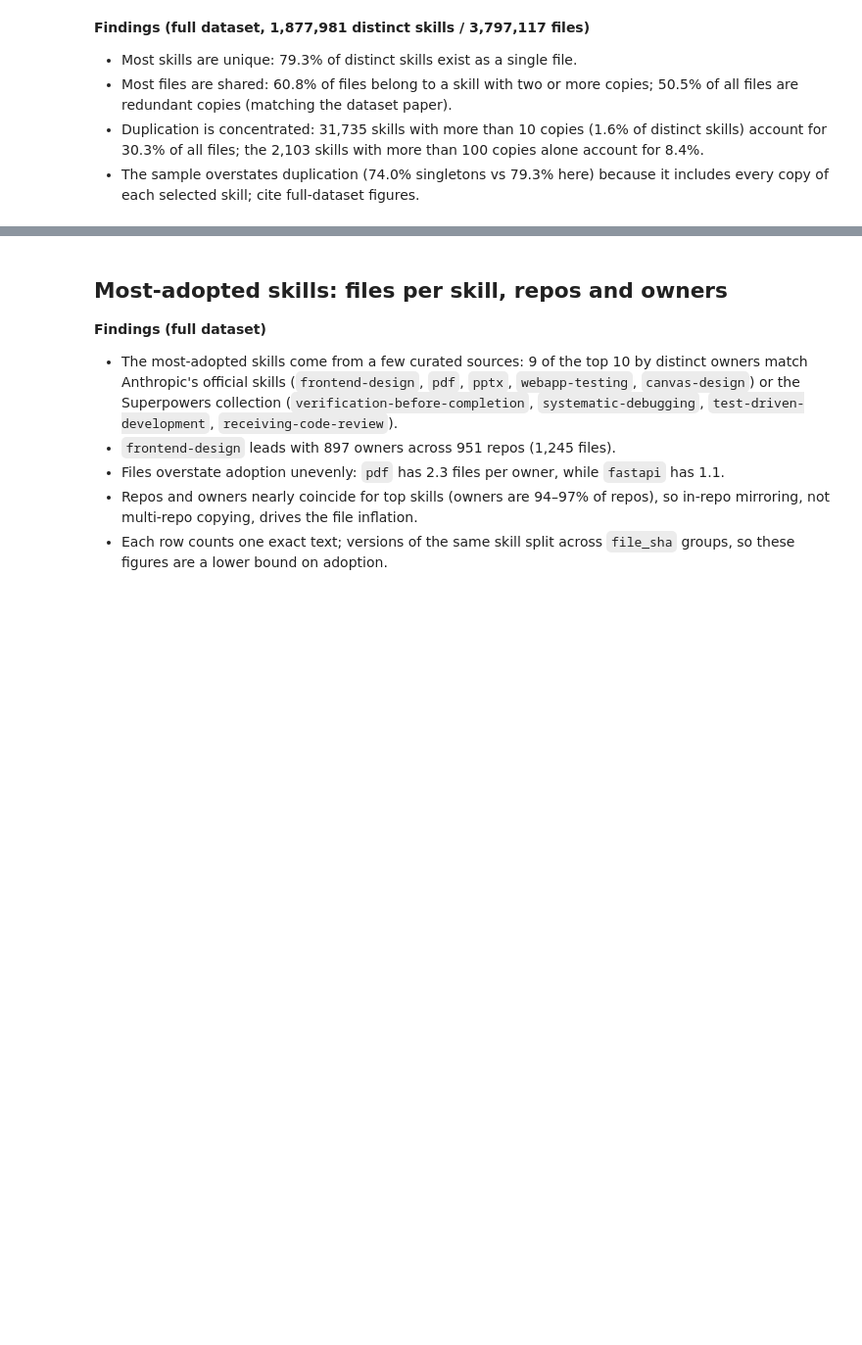
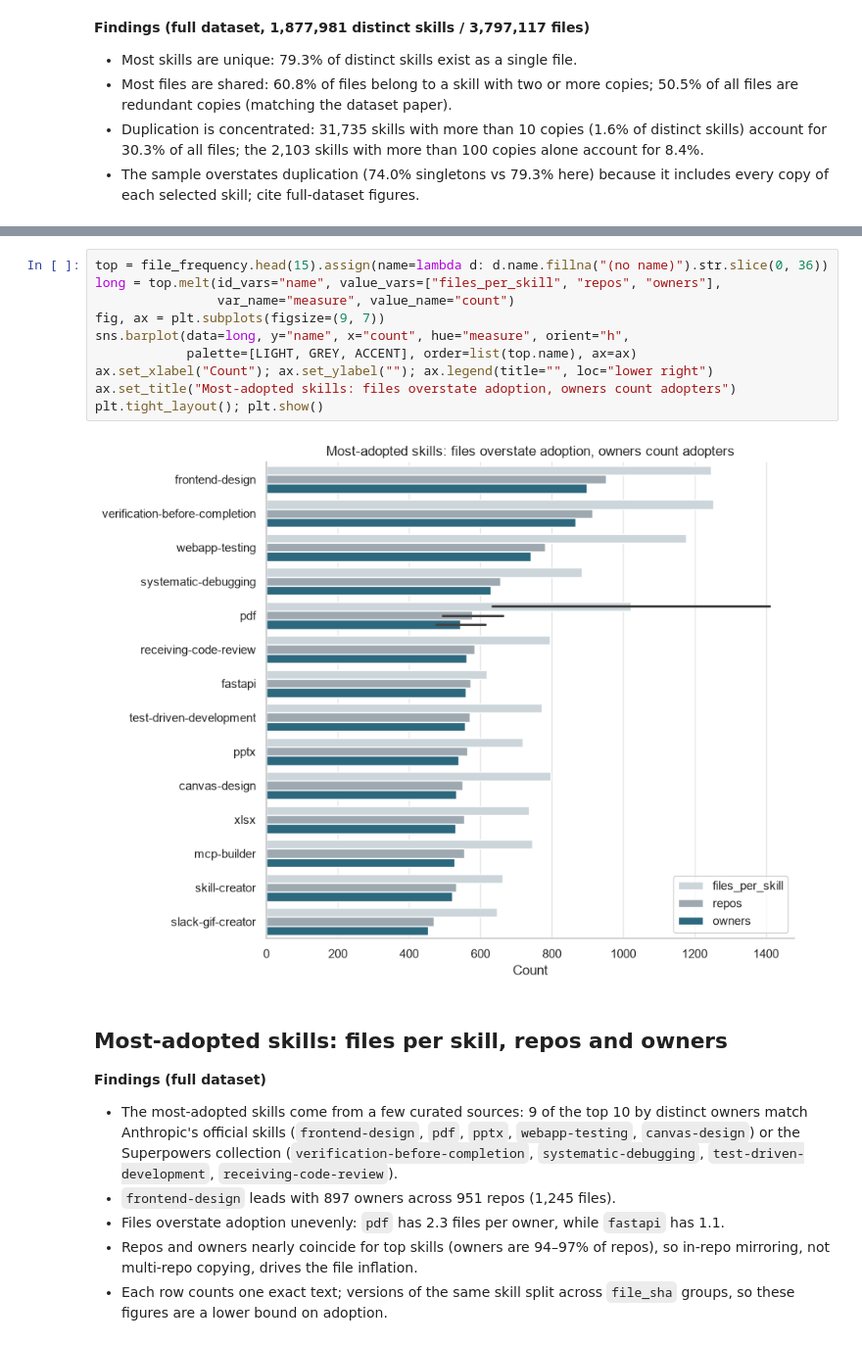
Before and after one commit to TJ690/SWE-Group-Project--Project-3, a Jupyter notebook: src/notebooks/EDA.ipynb, the cells around one changed output, grey strips where cells are left out. Shown at 98% size. Drawn from its saved outputs; the diff is of its cells as text; blank space fills up the shorter version.

```diff
--- a/src/notebooks/EDA.ipynb
+++ b/src/notebooks/EDA.ipynb
@@ -158,4 +228,16 @@ file_frequency
 1877981 rows × 4 columns
+# %%
+top = file_frequency.head(15).assign(name=lambda d: d.name.fillna("(no name)").str.slice(0, 36))
+long = top.melt(id_vars="name", value_vars=["files_per_skill", "repos", "owners"],
+                var_name="measure", value_name="count")
+fig, ax = plt.subplots(figsize=(9, 7))
+sns.barplot(data=long, y="name", x="count", hue="measure", orient="h",
+            palette=[LIGHT, GREY, ACCENT], order=list(top.name), ax=ax)
+ax.set_xlabel("Count"); ax.set_ylabel(""); ax.legend(title="", loc="lower right")
+ax.set_title("Most-adopted skills: files overstate adoption, owners count adopters")
+plt.tight_layout(); plt.show()
+# %% [output]
+[figure, added]
 # %% [markdown]
 ## Most-adopted skills: files per skill, repos and owners
 
```
Also changed, not shown: parts of 18 cells of this notebook, 4 other files.
